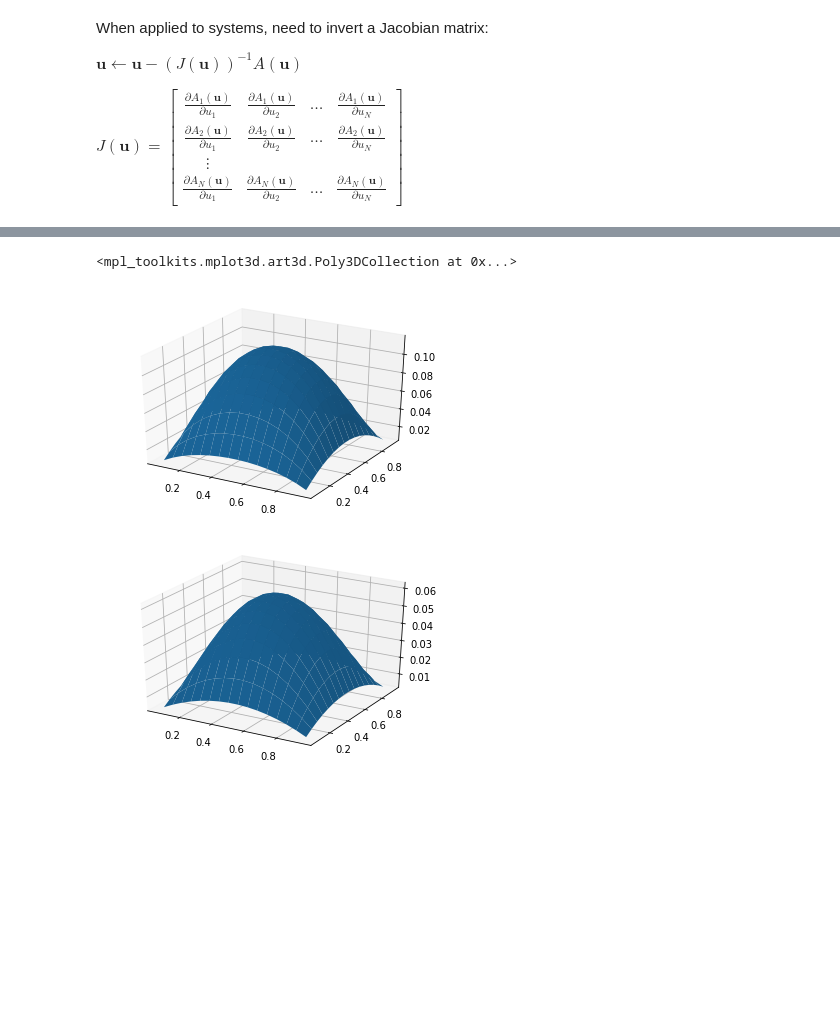
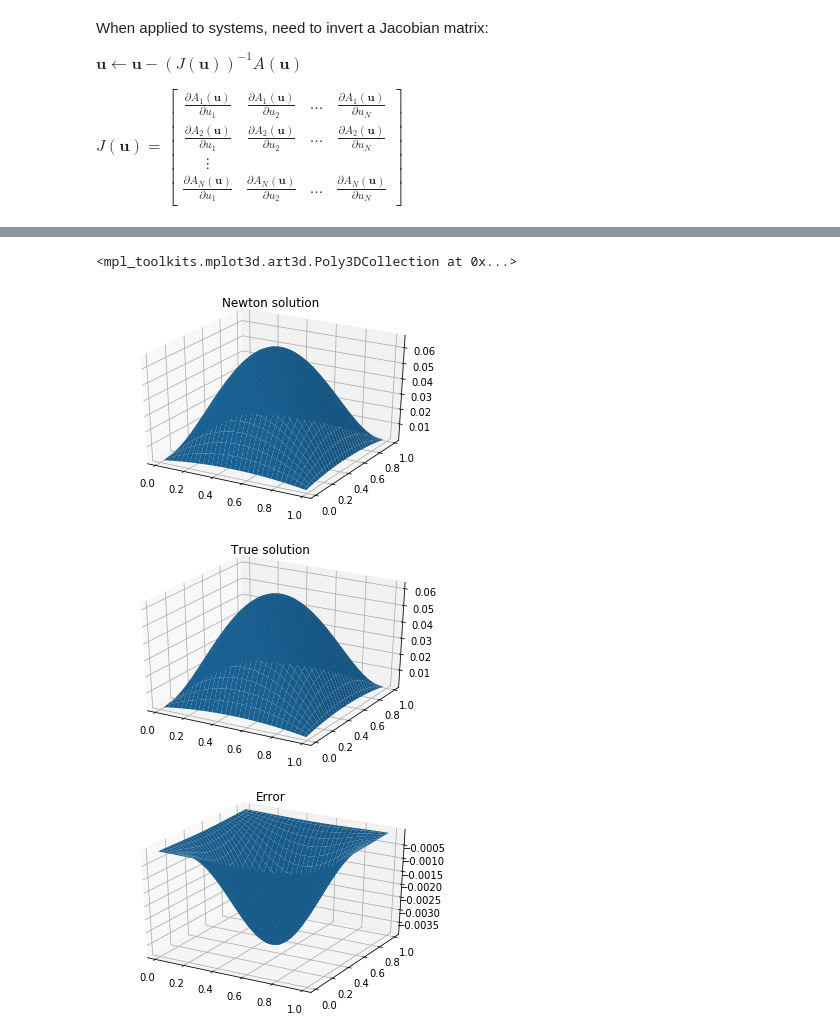
Before and after one commit to waynemitchell/teaching, a Jupyter notebook: notebooks/newtonMethod.ipynb, the cells around one changed output, grey strips where cells are left out. Drawn from its saved outputs; the diff is of its cells as text; code cells hidden in the pictures; blank space fills up the shorter version.

```diff
--- a/notebooks/newtonMethod.ipynb
+++ b/notebooks/newtonMethod.ipynb
@@ -27,8 +36,8 @@ plt.plot(x,y)
 plt.plot(x,np.zeros(len(x)),'--k')
 for i in range(4):
     u_new = Newton(F,derivF,u)
-    plt.plot([u,u_new],[A(u),0],'-o')
-    plt.plot([u_new,u_new],[0,A(u_new)],':k')
+    plt.plot([u,u_new],[F(u),0],'-o')
+    plt.plot([u_new,u_new],[0,F(u_new)],':k')
     u = u_new
 
     display.clear_output(wait=True)
@@ -76,18 +64,20 @@ Requirement already satisfied: six in /usr/local/lib/python3.6/site-packages (fr
 # %%
+# Non-linear diffusion-reaction problem
 def A(u,f,gamma):
     N = len(u)
     n = int(np.sqrt(N))
     h = 1.0/(n+1)
-    sten = pyamg.gallery.diffusion.diffusion_stencil_2d(epsilon=0.0, theta=0.0, type='FD')
-    A = (1.0/(h*h))*pyamg.gallery.stencil_grid(sten, (n,n), format='csr')
-    return A*u + gamma*np.multiply(u,np.exp(u)) - f
+    sten = diffusion.diffusion_stencil_2d(epsilon=1.0, theta=0.0, type='FD')
+    diff = (1.0/(h*h))*stencil.stencil_grid(sten, (n,n), format='csr')
+    return diff*u + gamma*np.multiply(u,np.exp(u)) - f
 
+# Jacobian of the non-linear diffusion-reaction problem
 def Jac(u,gamma):
     N = len(u)
     n = int(np.sqrt(N))
     h = 1.0/(n+1)
-    stencil = [[0,-1.0/(h*h),0],[-1.0/(h*h),4.0/(h*h),-1.0/(h*h)],[0,-1.0/(h*h),0]]
-    M = pyamg.gallery.stencil_grid(stencil, (n,n), format='csr')
+    sten = [[0,-1.0/(h*h),0],[-1.0/(h*h),4.0/(h*h),-1.0/(h*h)],[0,-1.0/(h*h),0]]
+    M = stencil.stencil_grid(sten, (n,n), format='csr')
     D = sp.diags(gamma*(1.0 + np.multiply(u,np.exp(u))))
     return M + D
 
@@ -115,35 +105,40 @@ def Soln(N):
 # %%
 def SystemsNewton(operator, jacobian, u, f, gamma):
     Au = operator(u, f, gamma)
-    return u - sp.linalg.spsolve(jacobian, Au)
+    return u - la.spsolve(jacobian, Au)
 # %%
-gamma = 0
-n = 16
+gamma = 1000
+n = 64
 N = n*n
 X, Y = np.meshgrid(np.arange(1.0/(n+1),1.0,1.0/(n+1)),np.arange(1.0/(n+1),1.0,1.0/(n+1)))
 u = np.zeros(N)
 f = RHS(N,gamma)
-fig = plt.figure()
-ax = fig.gca(projection='3d')
-for i in range(5):
+for i in range(1):
     J = Jac(u,gamma)
     u_new = SystemsNewton(A, J, u, f, gamma)
     u = u_new
 
-#     ax.plot_surface(X, Y, np.reshape(u,(n,n)))
-
-#     display.clear_output(wait=True)
-#     display.display(plt.gcf())
-#     time.sleep(1)
-
+# Plot Newton solution
+fig = plt.figure()
+ax = fig.gca(projection='3d')
+plt.title('Newton solution')
 ax.plot_surface(X, Y, np.reshape(u,(n,n)))
 
-
+# Plot true solution
 fig = plt.figure()
 ax = fig.gca(projection='3d')
+plt.title('True solution')
 u_final = Soln(N)
 ax.plot_surface(X, Y, np.reshape(u_final,(n,n)))
+
+# Plot error
+fig = plt.figure()
+ax = fig.gca(projection='3d')
+plt.title('Error')
+u_final = Soln(N)
+ax.plot_surface(X, Y, np.reshape(u_final - u,(n,n)))
 # %% [output]
 <mpl_toolkits.mplot3d.art3d.Poly3DCollection at 0x...>
-[figure, old version]
+[figure, new version]
-[figure, old version]
+[figure, new version]
+[figure, added]
```
Also changed, not shown: parts of 4 cells of this notebook, 5 other files.
